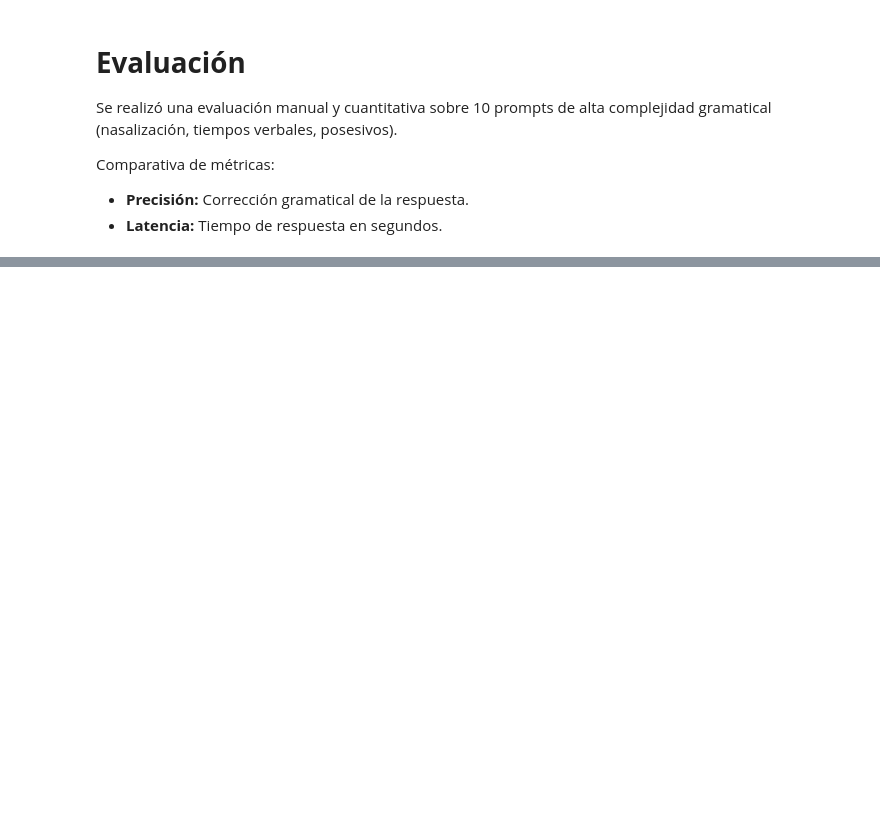
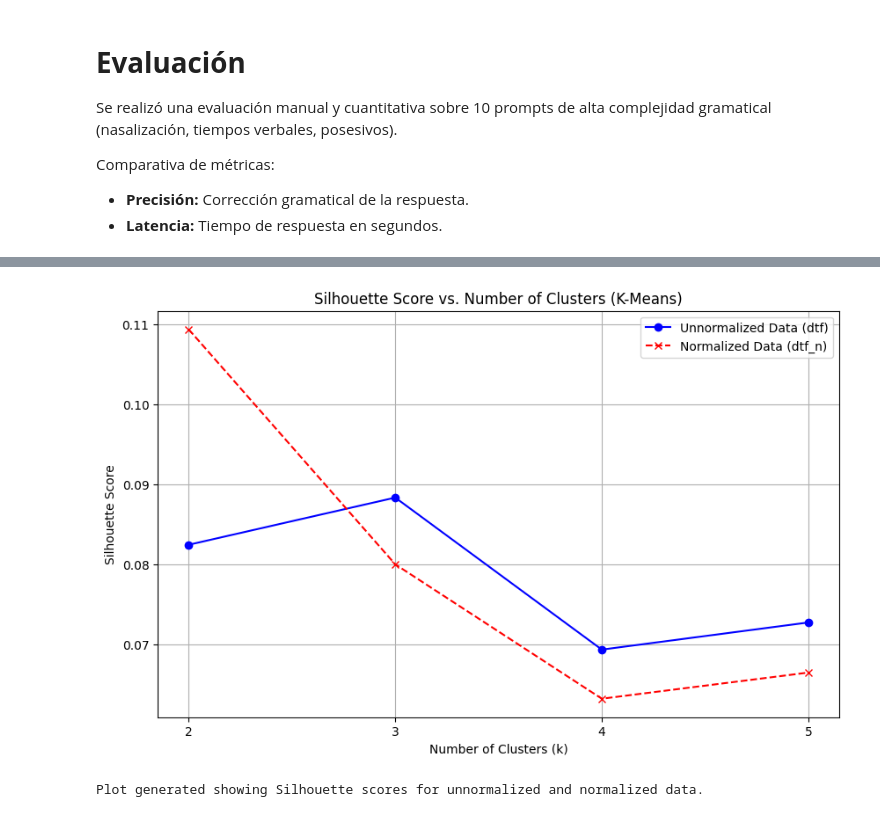
Before and after one commit to onolf/guarani-rag-2025, a Jupyter notebook: guarani_pln_2025.ipynb, the cells around one changed output, grey strips where cells are left out. Drawn from its saved outputs; the diff is of its cells as text; code cells hidden in the pictures; blank space fills up the shorter version.

```diff
--- a/guarani_pln_2025.ipynb
+++ b/guarani_pln_2025.ipynb
@@ -471,0 +615,29 @@ El experimento confirma que, en el contexto de **PLN para lenguas de bajos recur
+# %%
+from sklearn.preprocessing import StandardScaler
+
+# 1. Normalize the dtf DataFrame to create dtf_n
+scaler = StandardScaler()
+dtf_n = scaler.fit_transform(dtf)
+
+print("DataFrame 'dtf' normalized to 'dtf_n'.")
+
+# 2. Initialize an empty list to store Silhouette scores for normalized data
+B = []
+k_values = range(2, 6) # Iterate from 2 to 5 clusters
+
+print("\nCalculating Silhouette scores for dtf_n (normalized data):")
+for k in k_values:
+    # Initialize KMeans model
+    kmeans_model = KMeans(n_clusters=k, random_state=42, n_init=10)
+
+    # Fit the model and predict clusters
+    cluster_labels = kmeans_model.fit_predict(dtf_n)
+
+    # Calculate Silhouette score
+    silhouette_avg = silhouette_score(dtf_n, cluster_labels)
+
+    # Add the score to list B
+    B.append(silhouette_avg)
+    print(f"  - k={k}: Silhouette Score = {silhouette_avg:.4f}")
+
+print(f"\nSilhouette scores for dtf_n: {B}")
@@ -471,0 +658,19 @@ El experimento confirma que, en el contexto de **PLN para lenguas de bajos recur
+# %%
+k_values = range(2, 6) # Number of clusters from 2 to 5
+
+plt.figure(figsize=(10, 6))
+plt.plot(k_values, A, marker='o', linestyle='-', color='blue', label='Unnormalized Data (dtf)')
+plt.plot(k_values, B, marker='x', linestyle='--', color='red', label='Normalized Data (dtf_n)')
+
+plt.title('Silhouette Score vs. Number of Clusters (K-Means)')
+plt.xlabel('Number of Clusters (k)')
+plt.ylabel('Silhouette Score')
+plt.xticks(list(k_values)) # Ensure x-axis ticks match k values
+plt.grid(True)
+plt.legend()
+plt.show()
+
+print("Plot generated showing Silhouette scores for unnormalized and normalized data.")
+# %% [output]
+[figure, added]
+Plot generated showing Silhouette scores for unnormalized and normalized data.
```
Also changed, not shown: parts of 28 cells of this notebook.
